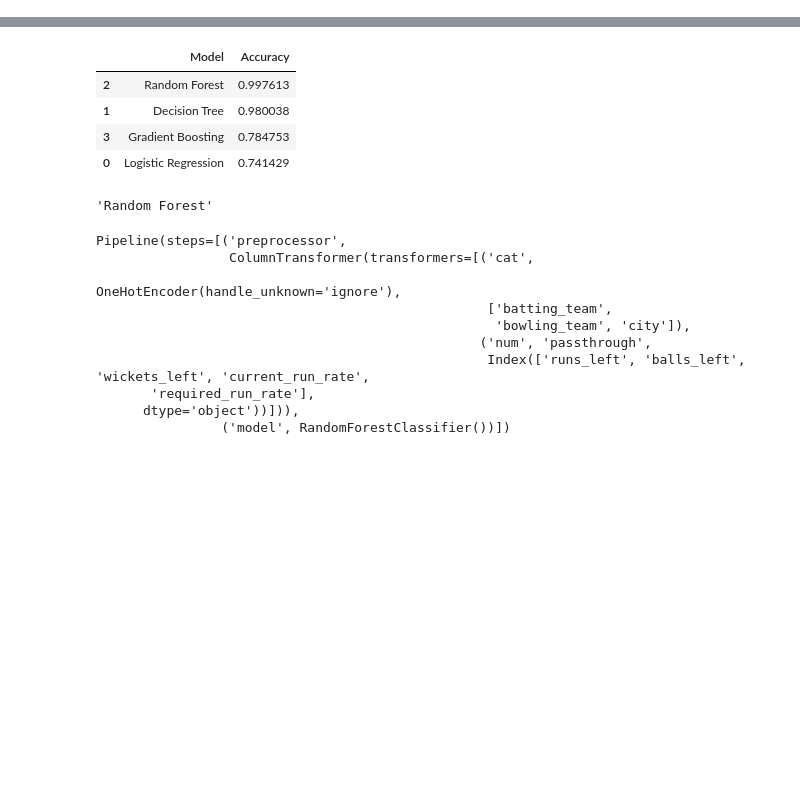
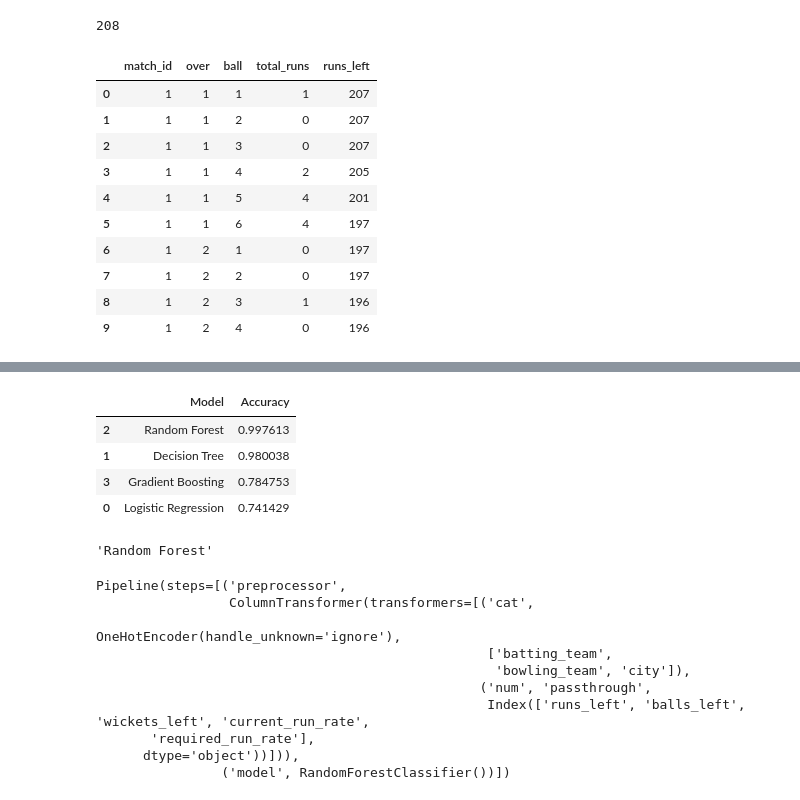
Before and after one commit to parinitaaa/ipl-winner-prediction, a Jupyter notebook: notebook/notebook.ipynb, the cells around one changed output, grey strips where cells are left out. Cells and saved outputs as stored; diff of their text form; code cells hidden in the pictures; blank space fills up the shorter version.

```diff
--- a/notebook/notebook.ipynb
+++ b/notebook/notebook.ipynb
@@ -35,2 +58,20 @@ match_data = match_data.merge(target_df, on='match_id')
 # %%
 match_data['runs_left'] = match_data['target'] - match_data.groupby('match_id')['total_runs'].cumsum()
+#cumsum- within each match, add up total_runs from the first row up to the current row as one row represents one ball
+
+
+print(match_data.loc[match_data['match_id'] == 1, 'target'].iloc[0])
+match_data[['match_id', 'over', 'ball', 'total_runs', 'runs_left']].head(10)
+# %% [output]
+208
+|  | match_id | over | ball | total_runs | runs_left |
+| 0 | 1 | 1 | 1 | 1 | 207 |
+| 1 | 1 | 1 | 2 | 0 | 207 |
+| 2 | 1 | 1 | 3 | 0 | 207 |
+| 3 | 1 | 1 | 4 | 2 | 205 |
+| 4 | 1 | 1 | 5 | 4 | 201 |
+| 5 | 1 | 1 | 6 | 4 | 197 |
+| 6 | 1 | 2 | 1 | 0 | 197 |
+| 7 | 1 | 2 | 2 | 0 | 197 |
+| 8 | 1 | 2 | 3 | 1 | 196 |
+| 9 | 1 | 2 | 4 | 0 | 196 |
```
Also changed, not shown: parts of 18 cells of this notebook.
